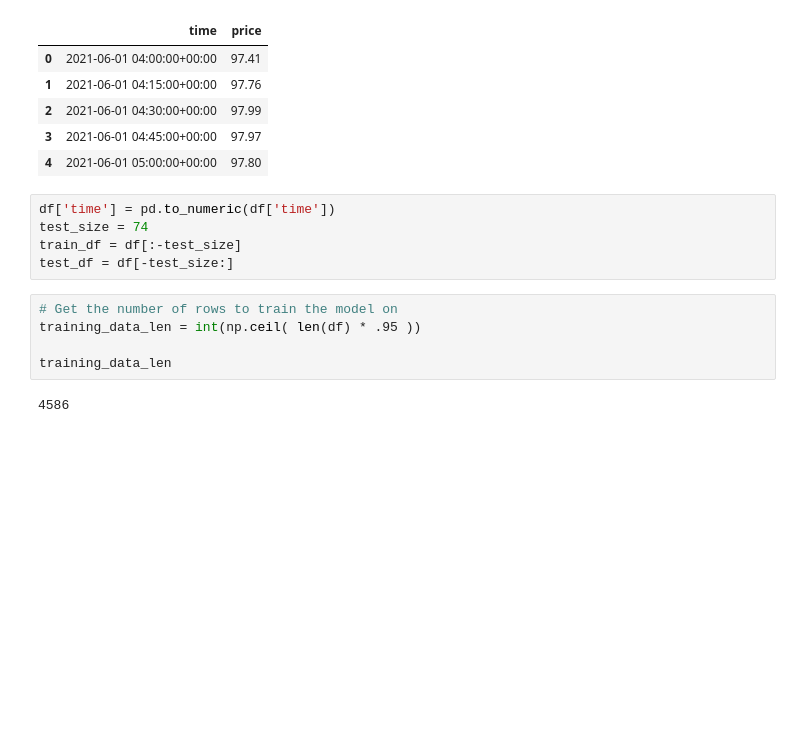
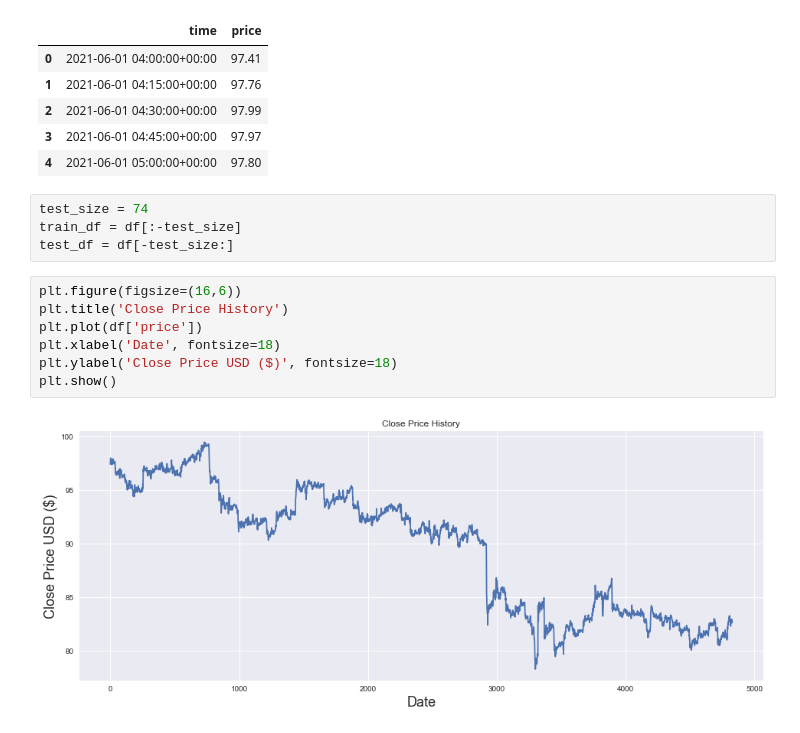
Before and after one commit to TheCopyNinjaDev/SHAMAN, a Jupyter notebook: notebooks/Long Short Term Memory (LSTM).ipynb, the cells around one changed output. Drawn from its saved outputs; the diff is of its cells as text; blank space fills up the shorter version.

```diff
--- a/notebooks/Long Short Term Memory (LSTM).ipynb
+++ b/notebooks/Long Short Term Memory (LSTM).ipynb
@@ -19,14 +19,15 @@ df.head()
 | 3 | 2021-06-01 04:45:00+00:00 | 97.97 |
 | 4 | 2021-06-01 05:00:00+00:00 | 97.80 |
 # %%
-df['time'] = pd.to_numeric(df['time'])
 test_size = 74
 train_df = df[:-test_size]
 test_df = df[-test_size:]
-# %%
-# Get the number of rows to train the model on
-training_data_len = int(np.ceil( len(df) * .95 ))
-
-training_data_len
-# %% [output]
-4586
+# %%
+plt.figure(figsize=(16,6))
+plt.title('Close Price History')
+plt.plot(df['price'])
+plt.xlabel('Date', fontsize=18)
+plt.ylabel('Close Price USD ($)', fontsize=18)
+plt.show()
+# %% [output]
+[figure, added]
```
Also changed, not shown: parts of 10 cells of this notebook, 2 other files.
